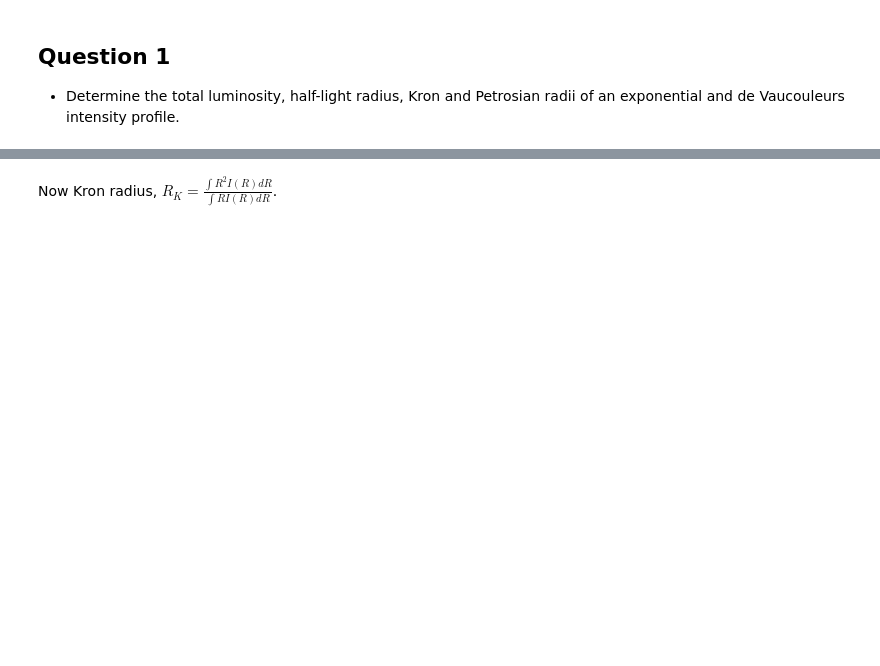
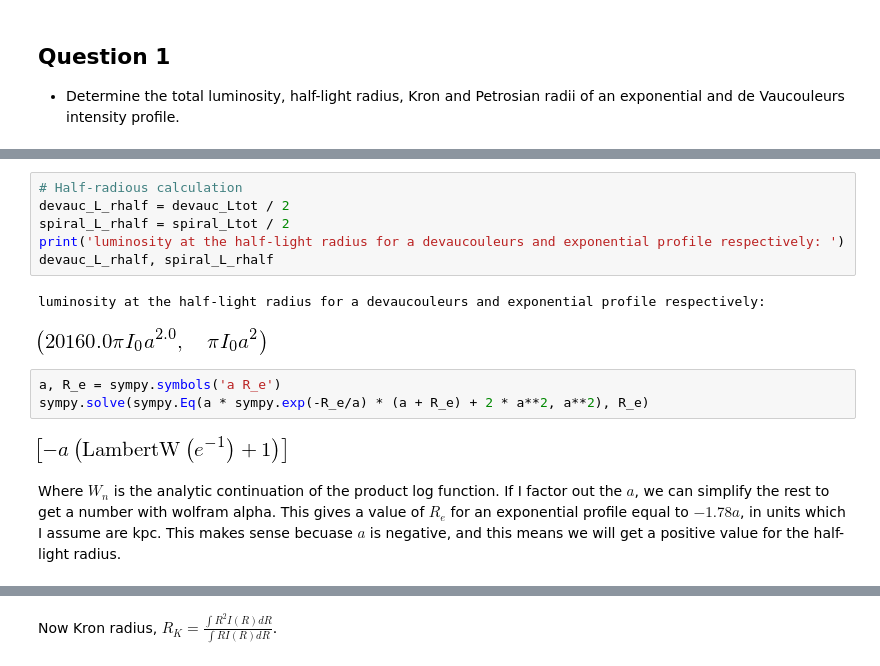
Before and after one commit to astro-britt/galaxy_ipynbs, a Jupyter notebook: astro505_1.ipynb, the cells around one changed output, grey strips where cells are left out. Drawn from its saved outputs; the diff is of its cells as text; blank space fills up the shorter version.

```diff
--- a/astro505_1.ipynb
+++ b/astro505_1.ipynb
@@ -75,0 +67,16 @@ Half light radius for an exponential profile:
+# %%
+# Half-radious calculation
+devauc_L_rhalf = devauc_Ltot / 2
+spiral_L_rhalf = spiral_Ltot / 2
+print('luminosity at the half-light radius for a devaucouleurs and exponential profile respectively: ')
+devauc_L_rhalf, spiral_L_rhalf
+# %% [output]
+luminosity at the half-light radius for a devaucouleurs and exponential profile respectively:
+[figure, added]
+# %%
+a, R_e = sympy.symbols('a R_e')
+sympy.solve(sympy.Eq(a * sympy.exp(-R_e/a) * (a + R_e) + 2 * a**2, a**2), R_e)
+# %% [output]
+[figure, added]
+# %% [markdown]
+Where $W_n$ is the analytic continuation of the product log function. If I factor out the $a$, we can simplify the rest to get a number with wolfram alpha. This gives a value of $R_e$ for an exponential profile equal to $-1.78a$, in units which I assume are kpc. This makes sense becuase $a$ is negative, and this means we will get a positive value for the half-light radius.
```
Also changed, not shown: parts of 75 cells of this notebook, 1 other file.
